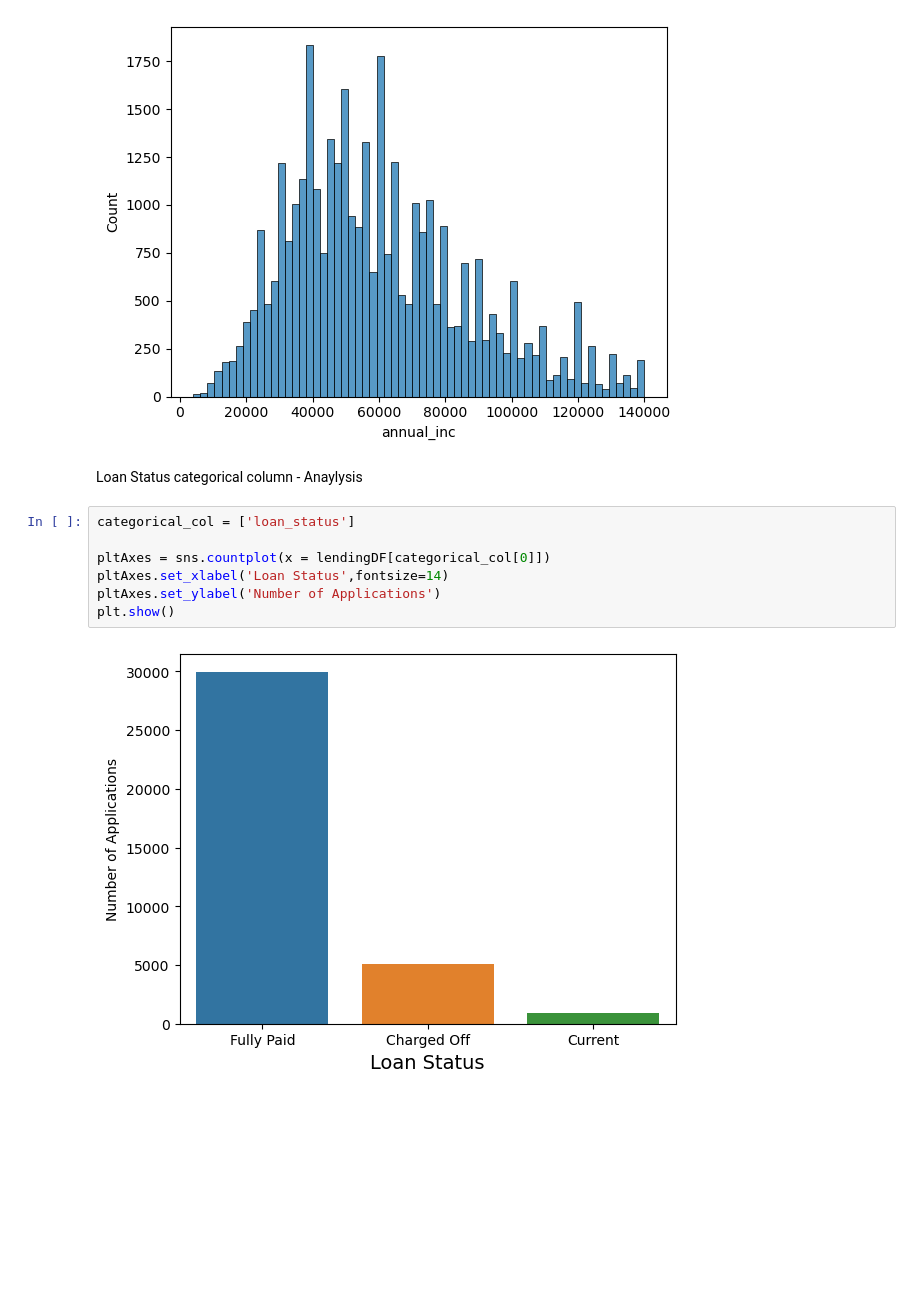
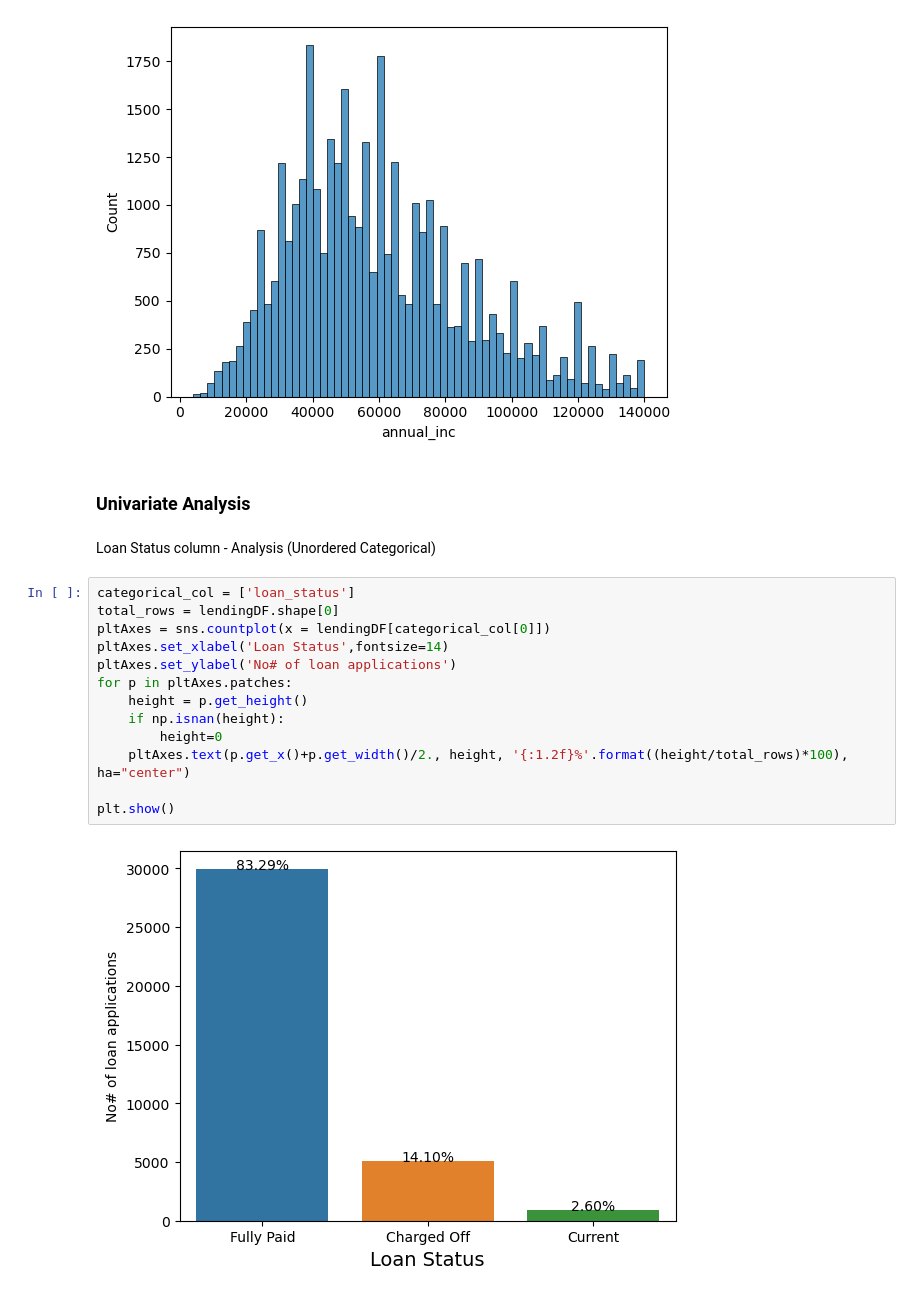
Before and after one commit to Aswani-ReddyKV/LendingClubCaseStudy, a Jupyter notebook: LendingClubCaseStudy.ipynb, the cells around one changed output. Cells and saved outputs as stored; diff of their text form; blank space fills up the shorter version.

Commit message:
Added other parts of code for doing both analaysis
In this patch add all the needed code for getting
univariate and bivariate analysis of the selected
columns.

```diff
--- a/LendingClubCaseStudy.ipynb
+++ b/LendingClubCaseStudy.ipynb
@@ -259,14 +263,22 @@ for colName in outlier_check_col:
 [figure]
 [figure]
 [figure]
+# %% [markdown]
+### Univariate Analysis
 # %% [markdown]
-Loan Status categorical column - Anaylysis
+Loan Status column - Analysis (Unordered Categorical)
 # %%
 categorical_col = ['loan_status']
-
+total_rows = lendingDF.shape[0]
 pltAxes = sns.countplot(x = lendingDF[categorical_col[0]])
 pltAxes.set_xlabel('Loan Status',fontsize=14)
-pltAxes.set_ylabel('Number of Applications')
+pltAxes.set_ylabel('No# of loan applications')
+for p in pltAxes.patches:
+    height = p.get_height()
+    if np.isnan(height):
+        height=0
+    pltAxes.text(p.get_x()+p.get_width()/2., height, '{:1.2f}%'.format((height/total_rows)*100), ha="center")
+
 plt.show()
 # %% [output]
-[figure, old version]
+[figure, new version]
```
Also changed, not shown: parts of 51 cells of this notebook.
